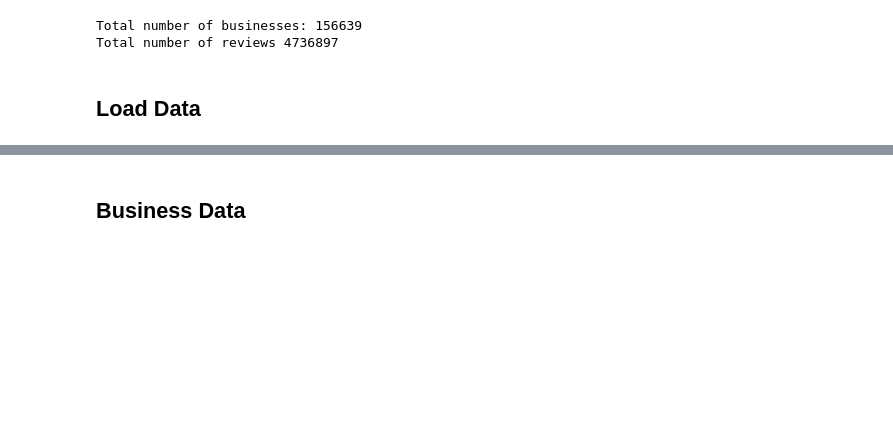
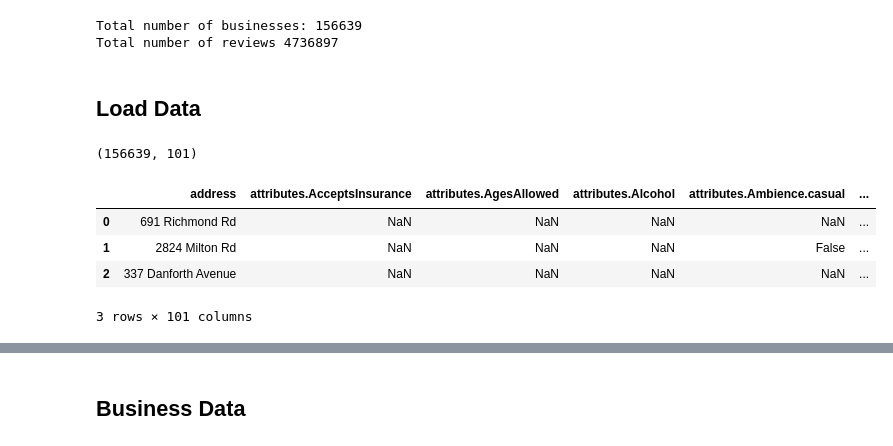
Before and after one commit to bljustice/yelp, a Jupyter notebook: yelp_eda.ipynb, the cells around one changed output, grey strips where cells are left out. Saved outputs shown, nothing was run; the diff lists cells and outputs as text; code cells hidden in the pictures; blank space fills up the shorter version.

```diff
--- a/yelp_eda.ipynb
+++ b/yelp_eda.ipynb
@@ -39,0 +43,12 @@ def extract_data(f):
+# %%
+business_df.shape
+# %% [output]
+(156639, 101)
+# %%
+business_df.head(3)
+# %% [output]
+|  | address | attributes.AcceptsInsurance | attributes.AgesAllowed | attributes.Alcohol | attributes.Ambience.casual | ... |
+| 0 | 691 Richmond Rd | NaN | NaN | NaN | NaN | ... |
+| 1 | 2824 Milton Rd | NaN | NaN | NaN | False | ... |
+| 2 | 337 Danforth Avenue | NaN | NaN | NaN | NaN | ... |
+3 rows × 101 columns
```
Also changed, not shown: parts of 13 cells of this notebook, 2 other files.
